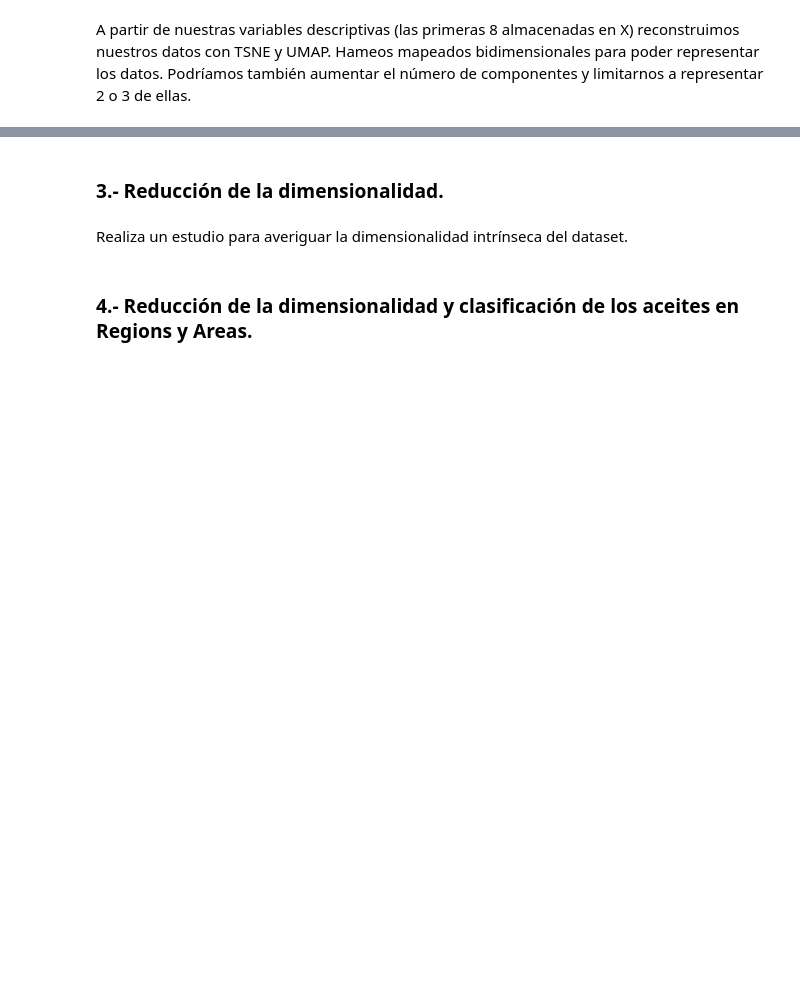
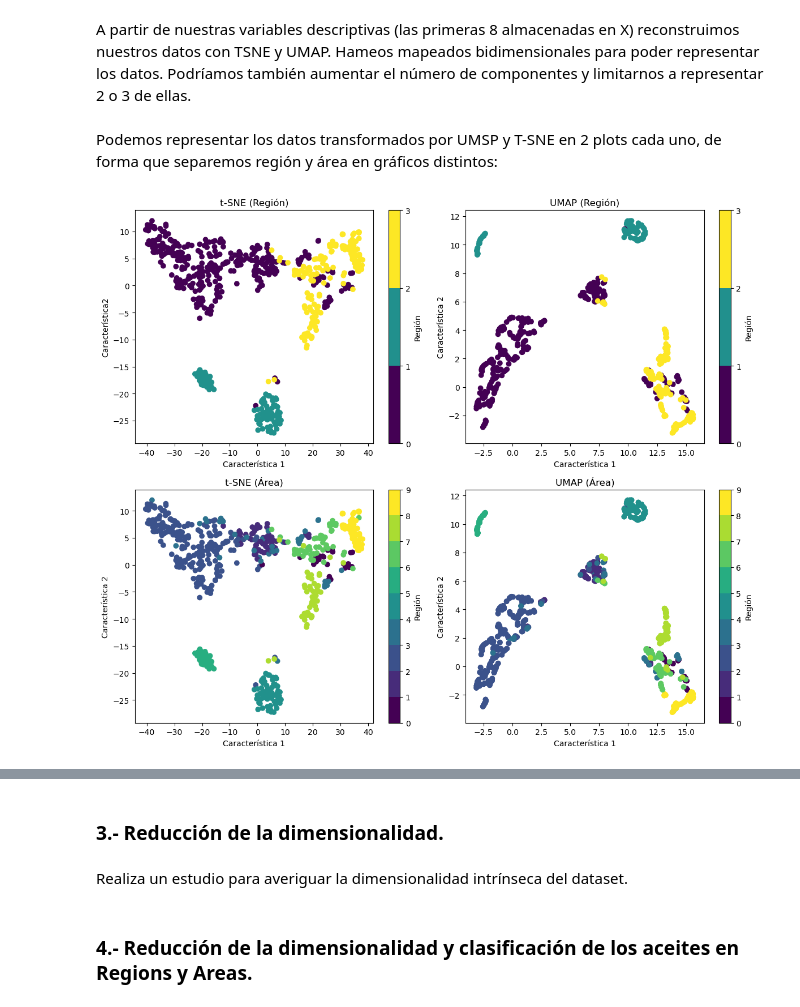
Before and after one commit to jemarle/AMII, a Jupyter notebook: Proyecto_aceite_oliva/Ejercicio_alumno_Carlos.ipynb, the cells around one changed output, grey strips where cells are left out. Drawn from its saved outputs; the diff is of its cells as text; code cells hidden in the pictures; blank space fills up the shorter version.

Commit message:
umap y tsne plot conjuntos 2D. umap y tsne 3D y plots 3d y plots conjuntos

```diff
--- a/Proyecto_aceite_oliva/Ejercicio_alumno_Carlos.ipynb
+++ b/Proyecto_aceite_oliva/Ejercicio_alumno_Carlos.ipynb
@@ -93,0 +93,10 @@ n_jobs value -1 overridden to 1 by setting random_state. Use no seed for paralle
+# %%
+
+#UMAP
+umap_2d = umap.UMAP(n_components=2,  # 2D embedding
+                    random_state=42,
+                    n_neighbors=10,
+                    verbose=True   # no output
+                    )
+
+X_umap_2d = umap_2d.fit_transform(X)
@@ -176,3 +204,54 @@ fig_umap.update_layout(
 
 # Mostrar el gráfico interactivo
 fig_umap.show()
+# %% [markdown]
+Podemos representar los datos transformados por UMSP y T-SNE en 2 plots cada uno, de forma que separemos región y área en gráficos distintos:
+# %%
+# Crear una figura con 4 subplots
+fig, axs = plt.subplots(2, 2, figsize=(12, 10))
+
+cmap = plt.get_cmap('viridis')
+
+bounds_reg = [0, 1, 2, 3]
+bounds_are = [0, 1, 2, 3, 4, 5, 6, 7, 8, 9]
+
+norm_reg = mcolors.BoundaryNorm(points_reg, cmap.N)
+norm_are = mcolors.BoundaryNorm(bounds_are, cmap.N)
+
+# Scatter plot de t-SNE con y3
+axs[0, 0].scatter(tsne_2d_df['Característica 1'], tsne_2d_df['Característica 2'], c=y3, cmap='viridis')
+axs[0, 0].set_title('t-SNE (Región)')
+axs[0, 0].set_xlabel('Característica 1')
+axs[0, 0].set_ylabel('Característica2')
+scat_t_reg = axs[0, 0].scatter([], [], c=[], cmap='viridis', norm=norm_reg)
+fig.colorbar(scat_t_reg, ax=axs[0, 0], label='Región', ticks=bounds_reg)
+
+# Scatter plot de UMAP con y3
+axs[0, 1].scatter(umap_2d_df['Característica 1'], umap_2d_df['Característica 2'], c=y3, cmap='viridis')
+axs[0, 1].set_title('UMAP (Región)')
+axs[0, 1].set_xlabel('Característica 1')
+axs[0, 1].set_ylabel('Característica 2')
+scat_t_reg = axs[0, 1].scatter([], [], c=[], cmap='viridis', norm=norm_reg)
+fig.colorbar(scat_t_reg, ax=axs[0, 1], label='Región', ticks=bounds_reg)
+
+# Scatter plot de t-SNE con y9
+axs[1, 0].scatter(tsne_2d_df['Característica 1'], tsne_2d_df['Característica 2'], c=y9, cmap='viridis')
+axs[1, 0].set_title('t-SNE (Área)')
+axs[1, 0].set_xlabel('Característica 1')
+axs[1, 0].set_ylabel('Característica 2')
+scat_t_are = axs[1, 0].scatter([], [], c=[], cmap='viridis', norm=norm_are)
+fig.colorbar(scat_t_are, ax=axs[1, 0], label='Región', ticks=bounds_are)
+
+# Scatter plot de UMAP con y9
+axs[1, 1].scatter(umap_2d_df['Característica 1'], umap_2d_df['Característica 2'], c=y9, cmap='viridis')
+axs[1, 1].scatter(X_umap_2d[:,0], X_umap_2d[:,1], c=y9, cmap='viridis')
+axs[1, 1].set_title('UMAP (Área)')
+axs[1, 1].set_xlabel('Característica 1')
+axs[1, 1].set_ylabel('Característica 2')
+scat_t_are = axs[1, 1].scatter([], [], c=[], cmap='viridis', norm=norm_are)
+fig.colorbar(scat_t_are, ax=axs[1, 1], label='Región', ticks=bounds_are)
+
+plt.tight_layout()
+plt.show()
+# %% [output]
+[figure, added]
```
Also changed, not shown: parts of 14 cells of this notebook.
